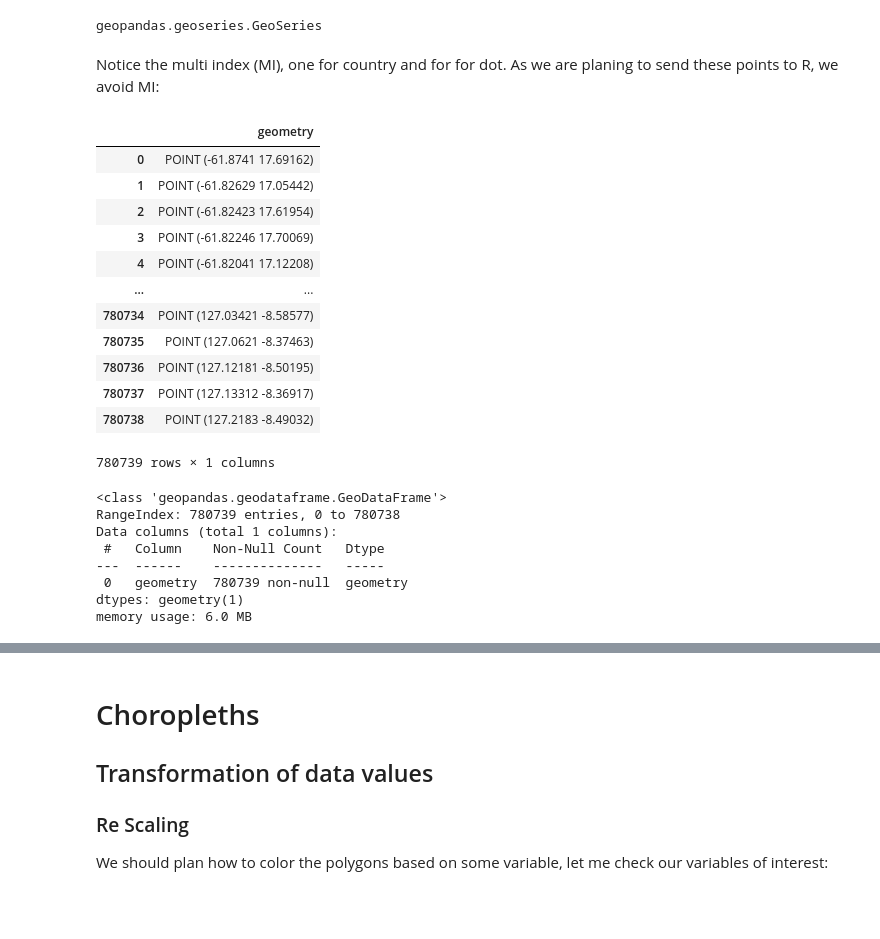
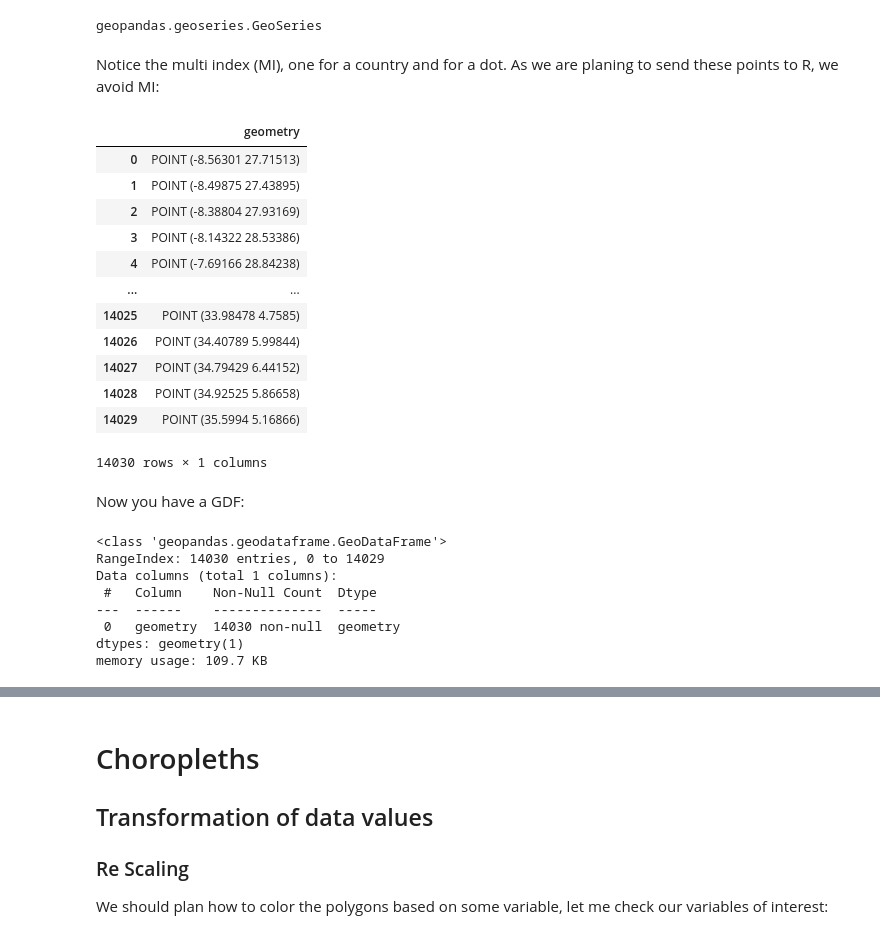
Before and after one commit to CienciaDeDatosEspacial/TheThematics, a Jupyter notebook: index.ipynb, the cells around one changed output, grey strips where cells are left out. Saved outputs shown, nothing was run; the diff lists cells and outputs as text; code cells hidden in the pictures; blank space fills up the shorter version.

```diff
--- a/index.ipynb
+++ b/index.ipynb
@@ -438,0 +440,5 @@ Name: 38, dtype: object
+# %%
+# then
+
+Africa=theMapAndData[theMapAndData.region=='AFRICA']
+Africa.plot()
@@ -438,0 +458,4 @@ Name: 38, dtype: object
+# %%
+justDots=Africa.copy()
+dot_value = 100000
+justDots['num_dots'] = (justDots['population'] / dot_value).astype(int)
@@ -439,15 +464,6 @@ Name: 38, dtype: object
 # %%
-import geopandas as gpd
-import random
-
-gdf = theMapAndData.copy()
-
-# 1. Define the dot value and calculate the number of dots per country
-dot_value = 10000
-gdf['num_dots'] = (gdf['population'] / dot_value).astype(int)
-
 # 2. Generate the random dot locations using .sample_points()
 # The 'size' parameter can take a Series of integers, which is exactly what 'num_dots' is.
-dots = gdf.sample_points(size=gdf['num_dots']).explode(index_parts=True)
+justDots = justDots.sample_points(size=justDots['num_dots']).explode(index_parts=True)
 # %% [markdown]
 You get this:
@@ -472,33 +488,35 @@ type(dots)
 # %% [output]
 geopandas.geoseries.GeoSeries
 # %% [markdown]
-Notice the multi index (MI), one for country and for for dot. As we are planing to send these points to R, we avoid MI:
+Notice the multi index (MI), one for a country and for a dot. As we are planing to send these points to R, we avoid MI:
 # %%
-dots.reset_index(drop=True, inplace=True)
-dots_gdf=gpd.GeoDataFrame(geometry=dots)
-dots_gdf
+justDots.reset_index(drop=True, inplace=True)
+Africa_dots=gpd.GeoDataFrame(geometry=justDots)
+Africa_dots
 # %% [output]
 |  | geometry |
-| 0 | POINT (-61.8741 17.69162) |
-| 1 | POINT (-61.82629 17.05442) |
-| 2 | POINT (-61.82423 17.61954) |
-| 3 | POINT (-61.82246 17.70069) |
-| 4 | POINT (-61.82041 17.12208) |
+| 0 | POINT (-8.56301 27.71513) |
+| 1 | POINT (-8.49875 27.43895) |
+| 2 | POINT (-8.38804 27.93169) |
+| 3 | POINT (-8.14322 28.53386) |
+| 4 | POINT (-7.69166 28.84238) |
 | ... | ... |
-| 780734 | POINT (127.03421 -8.58577) |
-| 780735 | POINT (127.0621 -8.37463) |
-| 780736 | POINT (127.12181 -8.50195) |
-| 780737 | POINT (127.13312 -8.36917) |
-| 780738 | POINT (127.2183 -8.49032) |
+| 14025 | POINT (33.98478 4.7585) |
+| 14026 | POINT (34.40789 5.99844) |
+| 14027 | POINT (34.79429 6.44152) |
+| 14028 | POINT (34.92525 5.86658) |
+| 14029 | POINT (35.5994 5.16866) |
-780739 rows × 1 columns
+14030 rows × 1 columns
+# %% [markdown]
+Now you have a GDF:
 # %%
-dots_gdf.info()
+Africa_dots.info()
 # %% [output]
 <class 'geopandas.geodataframe.GeoDataFrame'>
-RangeIndex: 780739 entries, 0 to 780738
+RangeIndex: 14030 entries, 0 to 14029
 Data columns (total 1 columns):
- #   Column    Non-Null Count   Dtype
----  ------    --------------   -----
- 0   geometry  780739 non-null  geometry
+ #   Column    Non-Null Count  Dtype
+---  ------    --------------  -----
+ 0   geometry  14030 non-null  geometry
 dtypes: geometry(1)
-memory usage: 6.0 MB
+memory usage: 109.7 KB
```
Also changed, not shown: parts of 51 cells of this notebook.
